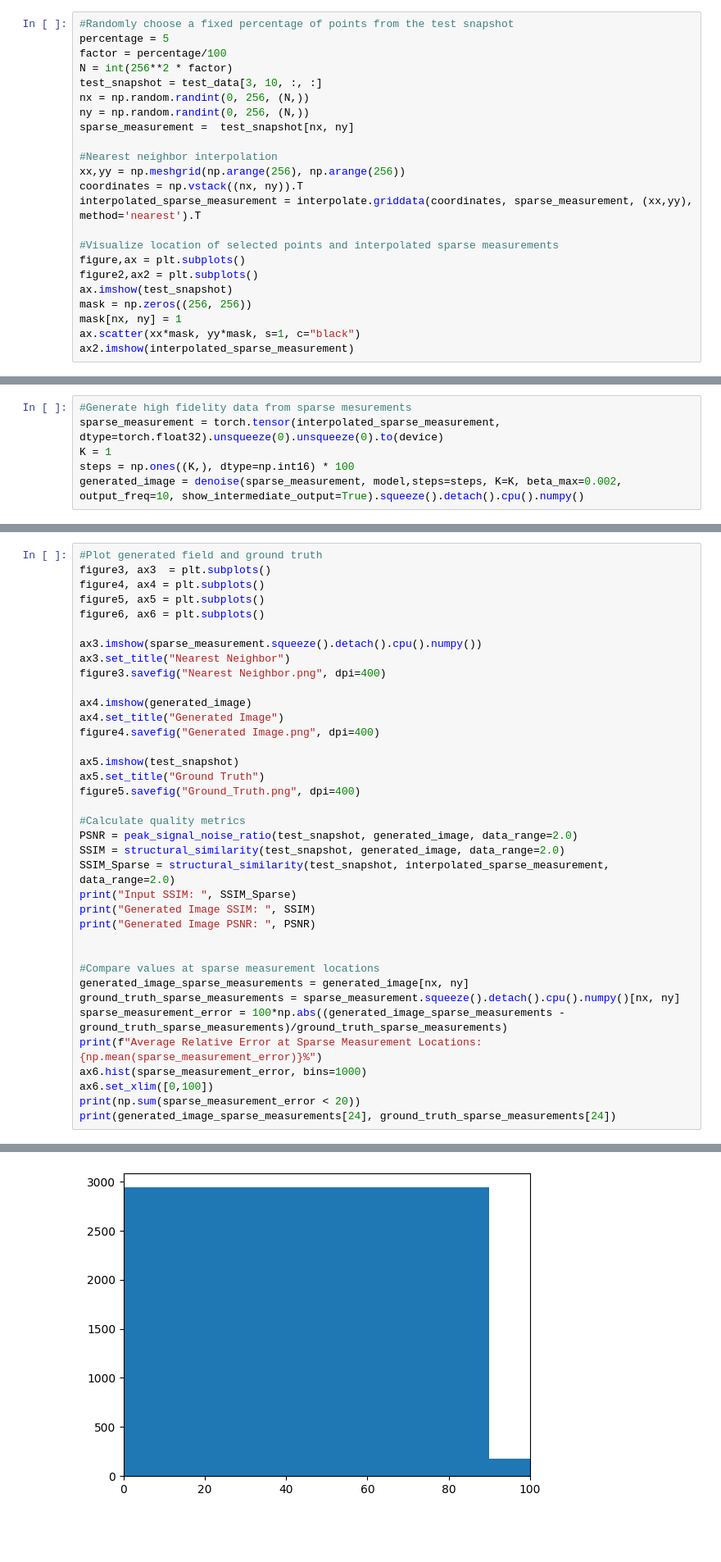
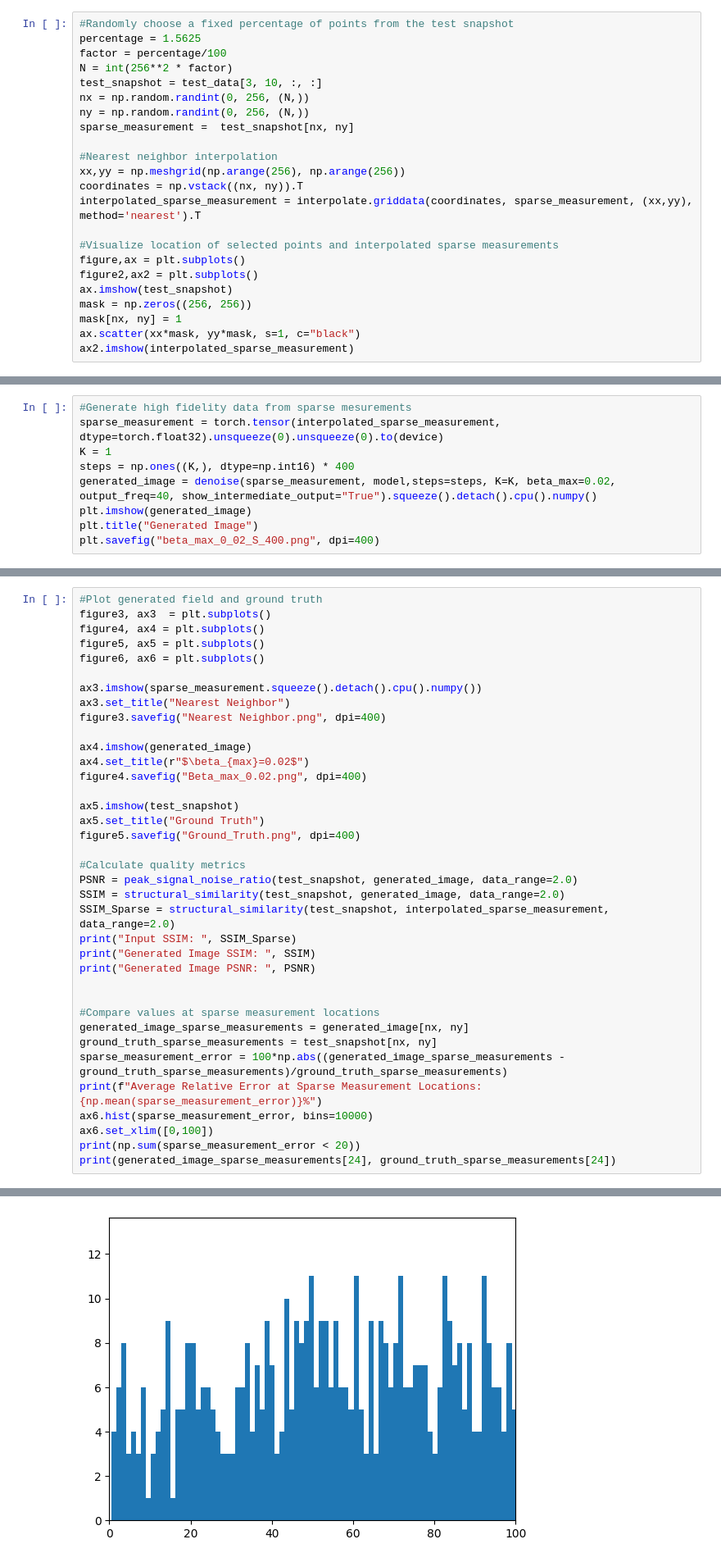
Before and after one commit to baristuran/baris-personal, a Jupyter notebook: data_assimilation.ipynb, the cells around one changed output, grey strips where cells are left out. Shown at 82% size. Saved outputs shown, nothing was run; the diff lists cells and outputs as text; blank space fills up the shorter version.

```diff
--- a/data_assimilation.ipynb
+++ b/data_assimilation.ipynb
@@ -109,7 +109,7 @@ def denoise(guidance, model, K, beta_min = 1e-4, beta_max = 0.02, steps=[1000],
     return x_t
 # %%
 #Randomly choose a fixed percentage of points from the test snapshot
-percentage = 5
+percentage = 1.5625
 factor = percentage/100
 N = int(256**2 * factor)
 test_snapshot = test_data[3, 10, :, :]
@@ -138,6 +138,9 @@ ax2.imshow(interpolated_sparse_measurement)
 #Generate high fidelity data from sparse mesurements
 sparse_measurement = torch.tensor(interpolated_sparse_measurement, dtype=torch.float32).unsqueeze(0).unsqueeze(0).to(device)
 K = 1
-steps = np.ones((K,), dtype=np.int16) * 100
-generated_image = denoise(sparse_measurement, model,steps=steps, K=K, beta_max=0.002, output_freq=10, show_intermediate_output=True).squeeze().detach().cpu().numpy()
+steps = np.ones((K,), dtype=np.int16) * 400
+generated_image = denoise(sparse_measurement, model,steps=steps, K=K, beta_max=0.02, output_freq=40, show_intermediate_output="True").squeeze().detach().cpu().numpy()
+plt.imshow(generated_image)
+plt.title("Generated Image")
+plt.savefig("beta_max_0_02_S_400.png", dpi=400)
 # %% [output]
@@ -154,8 +157,8 @@ ax3.set_title("Nearest Neighbor")
 figure3.savefig("Nearest Neighbor.png", dpi=400)
 
 ax4.imshow(generated_image)
-ax4.set_title("Generated Image")
-figure4.savefig("Generated Image.png", dpi=400)
+ax4.set_title(r"$\beta_{max}=0.02$")
+figure4.savefig("Beta_max_0.02.png", dpi=400)
 
 ax5.imshow(test_snapshot)
 ax5.set_title("Ground Truth")
@@ -172,10 +175,10 @@ print("Generated Image PSNR: ", PSNR)
 
 #Compare values at sparse measurement locations
 generated_image_sparse_measurements = generated_image[nx, ny]
-ground_truth_sparse_measurements = sparse_measurement.squeeze().detach().cpu().numpy()[nx, ny]
+ground_truth_sparse_measurements = test_snapshot[nx, ny]
 sparse_measurement_error = 100*np.abs((generated_image_sparse_measurements - ground_truth_sparse_measurements)/ground_truth_sparse_measurements)
 print(f"Average Relative Error at Sparse Measurement Locations: {np.mean(sparse_measurement_error)}%")
-ax6.hist(sparse_measurement_error, bins=1000)
+ax6.hist(sparse_measurement_error, bins=10000)
 ax6.set_xlim([0,100])
 print(np.sum(sparse_measurement_error < 20))
 print(generated_image_sparse_measurements[24], ground_truth_sparse_measurements[24])
@@ -191,5 +194,5 @@ Average Relative Error at Sparse Measurement Locations: 100.89851379394531%
 [figure]
-[figure, old version]
+[figure, new version]
 # %%
 import os
 sparse_measurement = torch.tensor(interpolated_sparse_measurement, dtype=torch.float32).unsqueeze(0).unsqueeze(0).to(device)
```
Also changed, not shown: parts of 4 cells of this notebook.
